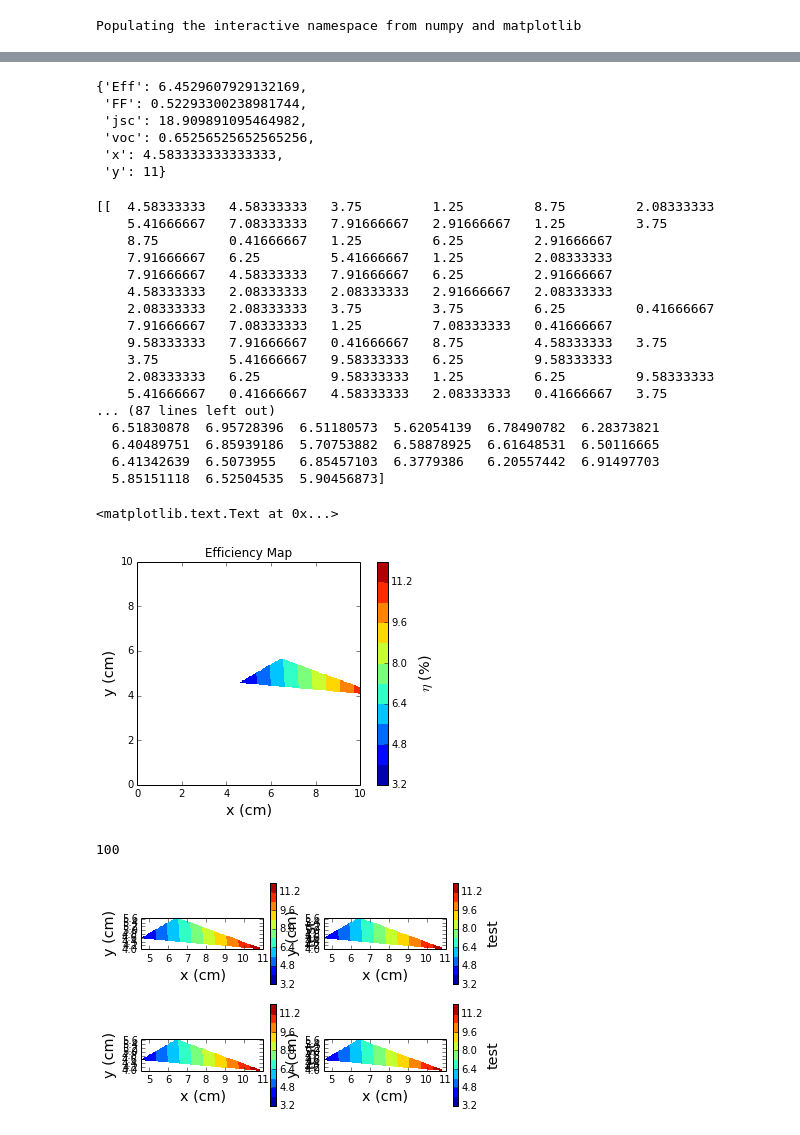
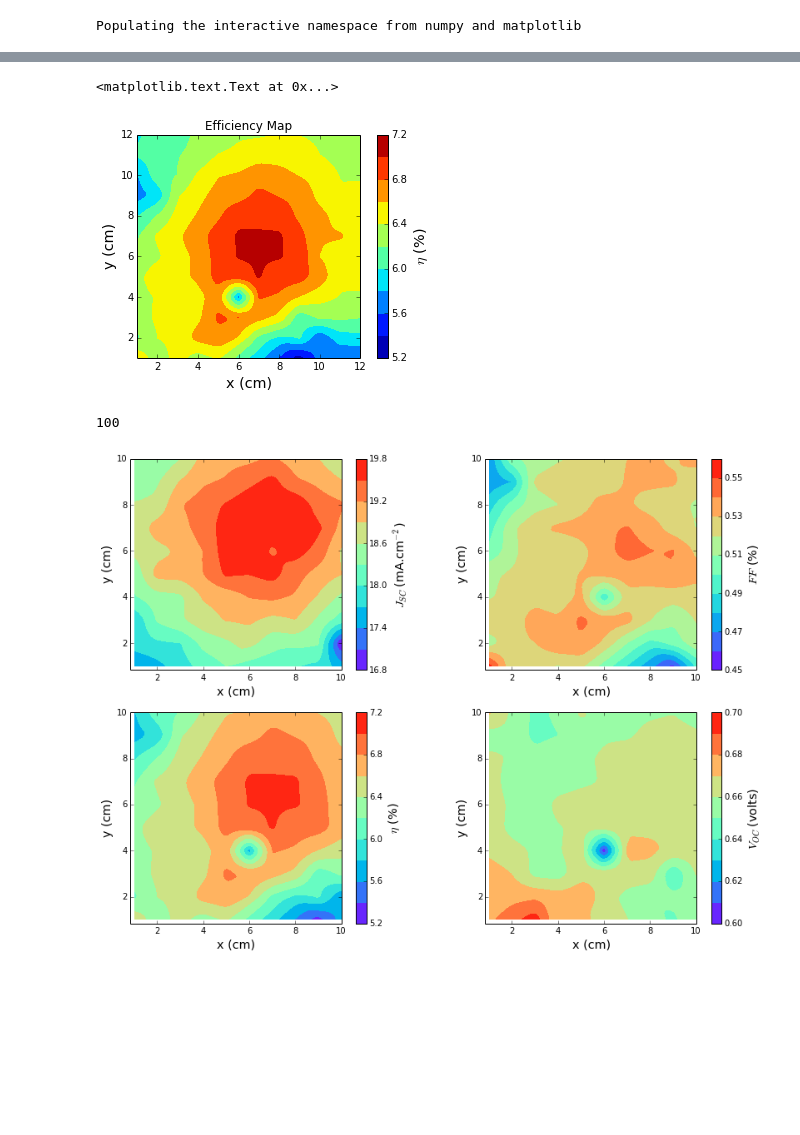
Before and after one commit to rtreharne/cdtpy, a Jupyter notebook: 009/009.ipynb, the cells around one changed output, grey strips where cells are left out. Drawn from its saved outputs; the diff is of its cells as text; code cells hidden in the pictures; blank space fills up the shorter version.

```diff
--- a/009/009.ipynb
+++ b/009/009.ipynb
@@ -15,51 +17,20 @@ def get_cells(file_list):
         item = item.split('-')
         coords = [int(x) for x in item]
 
-        p['x'] = coords[0]*(10/12.0)-(10/24.0)
+        p['x'] = coords[0]
 
         p['y'] = coords[1]
 
         cells.append(p)
 
+
     return cells
 # %%
 cells = get_cells(file_list)
-cells[0]
-# %% [output]
-{'Eff': 6.4529607929132169,
- 'FF': 0.52293300238981744,
- 'jsc': 18.909891095464982,
- 'voc': 0.65256525652565256,
- 'x': 4.583333333333333,
- 'y': 11}
 # %%
 def org_data(data, key):
     fdata = []
     for cell in data:
         fdata.append([cell.get('x'), cell.get('y'), cell.get(key)])
 
-    return fdata
+    return transpose(fdata)
-# %%
-bg = org_data(cells, 'Eff')
-this = transpose(bg)
-print this
-
-print this[2]
-# %% [output]
-[[  4.58333333   4.58333333   3.75         1.25         8.75         2.08333333
-    5.41666667   7.08333333   7.91666667   2.91666667   1.25         3.75
-    8.75         0.41666667   1.25         6.25         2.91666667
-    7.91666667   6.25         5.41666667   1.25         2.08333333
-    7.91666667   4.58333333   7.91666667   6.25         2.91666667
-    4.58333333   2.08333333   2.08333333   2.91666667   2.08333333
-    2.08333333   2.08333333   3.75         3.75         6.25         0.41666667
-    7.91666667   7.08333333   1.25         7.08333333   0.41666667
-    9.58333333   7.91666667   0.41666667   8.75         4.58333333   3.75
-    3.75         5.41666667   9.58333333   6.25         9.58333333
-    2.08333333   6.25         9.58333333   1.25         6.25         9.58333333
-    5.41666667   0.41666667   4.58333333   2.08333333   0.41666667   3.75
-... (87 lines left out)
-  6.51830878  6.95728396  6.51180573  5.62054139  6.78490782  6.28373821
-  6.40489751  6.85939186  5.70753882  6.58878925  6.61648531  6.50116665
-  6.41342639  6.5073955   6.85457103  6.3779386   6.20557442  6.91497703
-  5.85151118  6.52504535  5.90456873]
@@ -68,3 +37,5 @@ data = transpose(array(this))
+# %%
+data = org_data(cells, 'Eff')
 # %%
 x = data[0]
 y = data[1]
@@ -78,8 +49,6 @@ zi = griddata(x, y, z, xi, yi)
 ax = fig.add_subplot(111)
 ax.set_aspect('equal')
 s = ax.contourf(xi, yi, zi, 10)
-ax.set_xlim([0,10])
-ax.set_ylim([0,10])
 c = colorbar(s)
 ax.set_xlabel('x (cm)')
 ax.set_ylabel('y (cm)')
@@ -87,25 +56,39 @@ c.set_label('$\eta$ (%)')
 ax.set_title('Efficiency Map')
 # %% [output]
 <matplotlib.text.Text at 0x...>
-[figure, old version]
+[figure, new version]
 # %%
 len(zi)
 # %% [output]
 100
 # %%
-f, axes = subplots(2,2)
+f, axes = subplots(2,2,figsize=(14, 10))
 
-param = ['Eff', 'voc', 'jsc', 'FF']
+param = {'Eff': '$\eta$ (%)',
+         'voc': '$V_{OC}$ (volts)',
+         'jsc': '$J_{SC}$ (mA.cm$^{-2}$)',
+         'FF': '$FF$ (%)'}
+
 flat = axes.ravel()
 
 
 for ax, p in zip(flat, param):
 
+    data = org_data(cells, p)
+    x = data[0]
+    y = data[1]
+    z = data[2]
+    scale = (10/12.0)
+    xi = (linspace(min(x), max(x), 100)*scale)
+    yi = (linspace(min(y), max(y), 100)*scale)
+
+    zi = griddata(x, y, z, xi, yi)
+
     ax.set_aspect('equal')
     ax.set_xlabel('x (cm)')
     ax.set_ylabel('y (cm)')
-    s = ax.contourf(xi, yi, zi, 10)
+    s = ax.contourf(xi, yi, zi, 10, cmap='rainbow')
     cb = colorbar(s,ax=ax)
-    cb.set_label('test')
+    cb.set_label(param.get(p))
 # %% [output]
-[figure, old version]
+[figure, new version]
```
Also changed, not shown: parts of 2 cells of this notebook, 2 other files.
